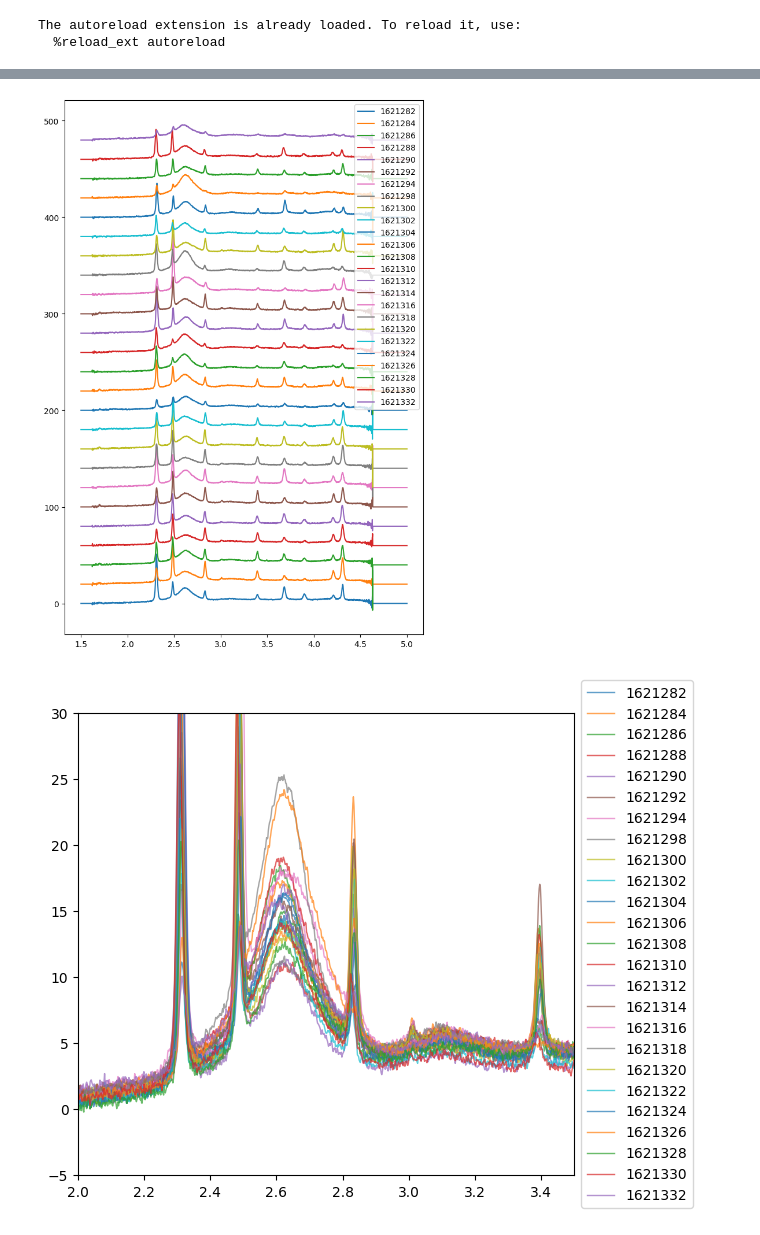
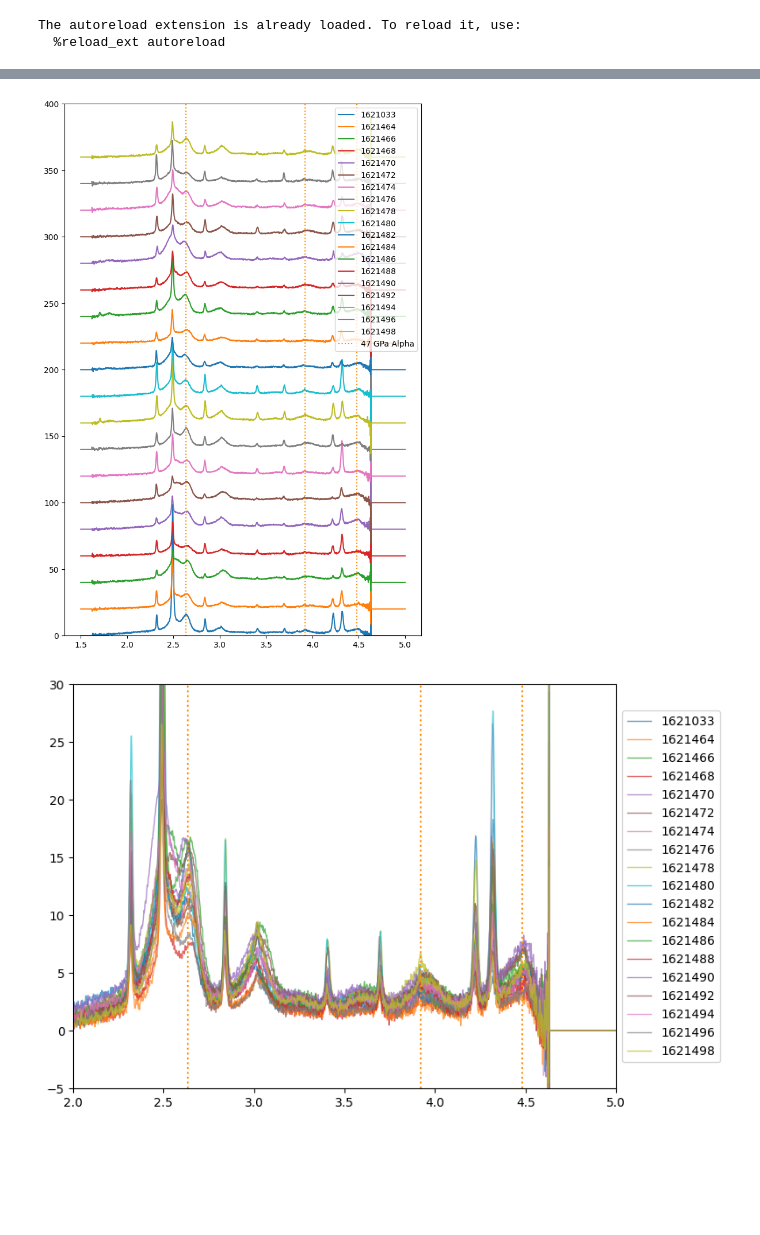
Before and after one commit to mila-fitzgerald/SACLA_RIXS_2025, a Jupyter notebook: XRD/Viewer_SACLA_waterfall.ipynb, the cells around one changed output, grey strips where cells are left out. Drawn from its saved outputs; the diff is of its cells as text; code cells hidden in the pictures; blank space fills up the shorter version.

```diff
--- a/XRD/Viewer_SACLA_waterfall.ipynb
+++ b/XRD/Viewer_SACLA_waterfall.ipynb
@@ -37,10 +42,9 @@ pyFAI_dict['poni'], pyFAI_dict['mask'], pyFAI_dict['map'], pyFAI_dict['npt_rad']
 # %%
 processed_runs = {} # Run this cell once to set up cache.
 # %%
-run_numbers = [1621282, 1621284, 1621286, 1621288, 1621290, 1621292, 1621294, 1621298, 1621300, 1621302, 1621304, 1621306,
-               1621308, 1621310, 1621312, 1621314, 1621316, 1621318, 1621320, 1621322, 1621324, 1621326, 1621328, 1621330,
-               1621332]
+run_numbers = [1621033, 1621464, 1621466, 1621468, 1621470, 1621472, 1621474, 1621476, 1621478, 1621480, 1621482, 1621484, 1621486, 1621488, 1621490,
+              1621492, 1621494, 1621496, 1621498]
 # Put the runs you consider to be good below, also include them above.
-good_runs = [1621282]
+good_runs = [1621033]
 processed_runs, new_runs, fpd1_INTs, fpd1_INTs_no_offset, fpd1_INT = process_many_for_waterfall(pyFAI_dict, processed_runs, run_numbers, good_runs, export=True, plot_good=True)
 # %% [output]
@@ -62,26 +67,30 @@ for run_number in new_runs:
 # %%
 # Plotting all runs
 plt.figure(figsize=(8,12))
 plt.plot(fpd1_INT.radial, np.transpose(fpd1_INTs), label=run_numbers)
+plt.vlines([2.635, 3.92, 4.48], -5, 400, label='47 GPa Alpha', color='darkorange', linestyle=':')
 plt.legend()
+plt.ylim(0, 400)
 plt.show()
 # Plotting all runs
-fig = plt.figure(figsize=(8, 6))
+fig = plt.figure(figsize=(10, 6))
 ax = plt.subplot(111)
 
 ax.plot(fpd1_INT.radial, np.transpose(fpd1_INTs_no_offset), label=run_numbers, alpha=0.7, linewidth=1)
 
 # Shrink current axis by 20%
 box = ax.get_position()
 ax.set_position([box.x0, box.y0, box.width * 0.8, box.height])
 
 # Put a legend to the right of the current axis
 ax.legend(loc='center left', bbox_to_anchor=(1, 0.5))
 
 ax.set_ylim(-5, 30)
-ax.set_xlim(2, 3.5)
+ax.set_xlim(2, 5)
+
+plt.vlines([2.635, 3.92, 4.48], -5, 100, label='47 GPa Alpha', color='darkorange', linestyle=':')
 
 plt.show()
 # %% [output]
-[figure, old version]
+[figure, new version]
-[figure, old version]
+[figure, new version]
```
Also changed, not shown: parts of 5 cells of this notebook, 1 other file.
